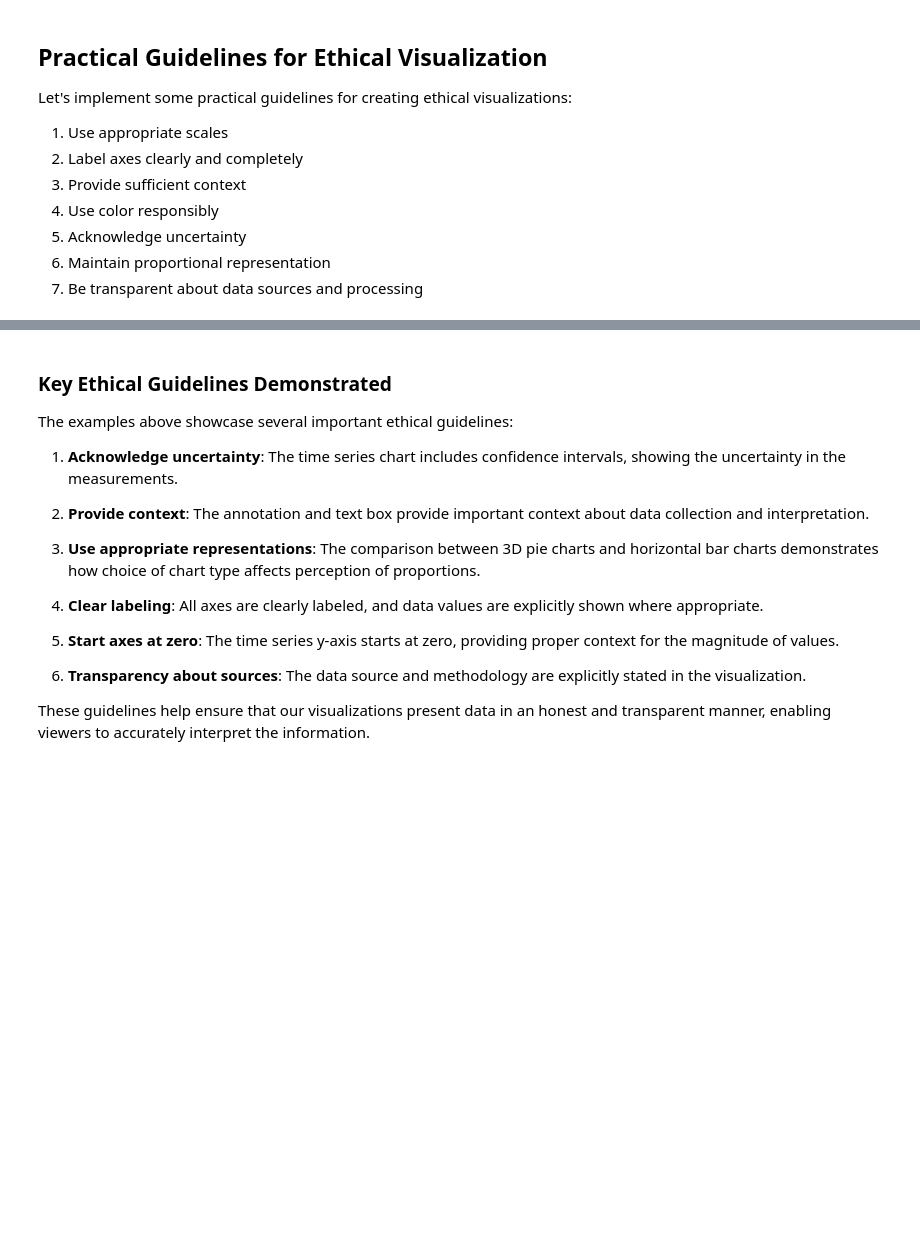
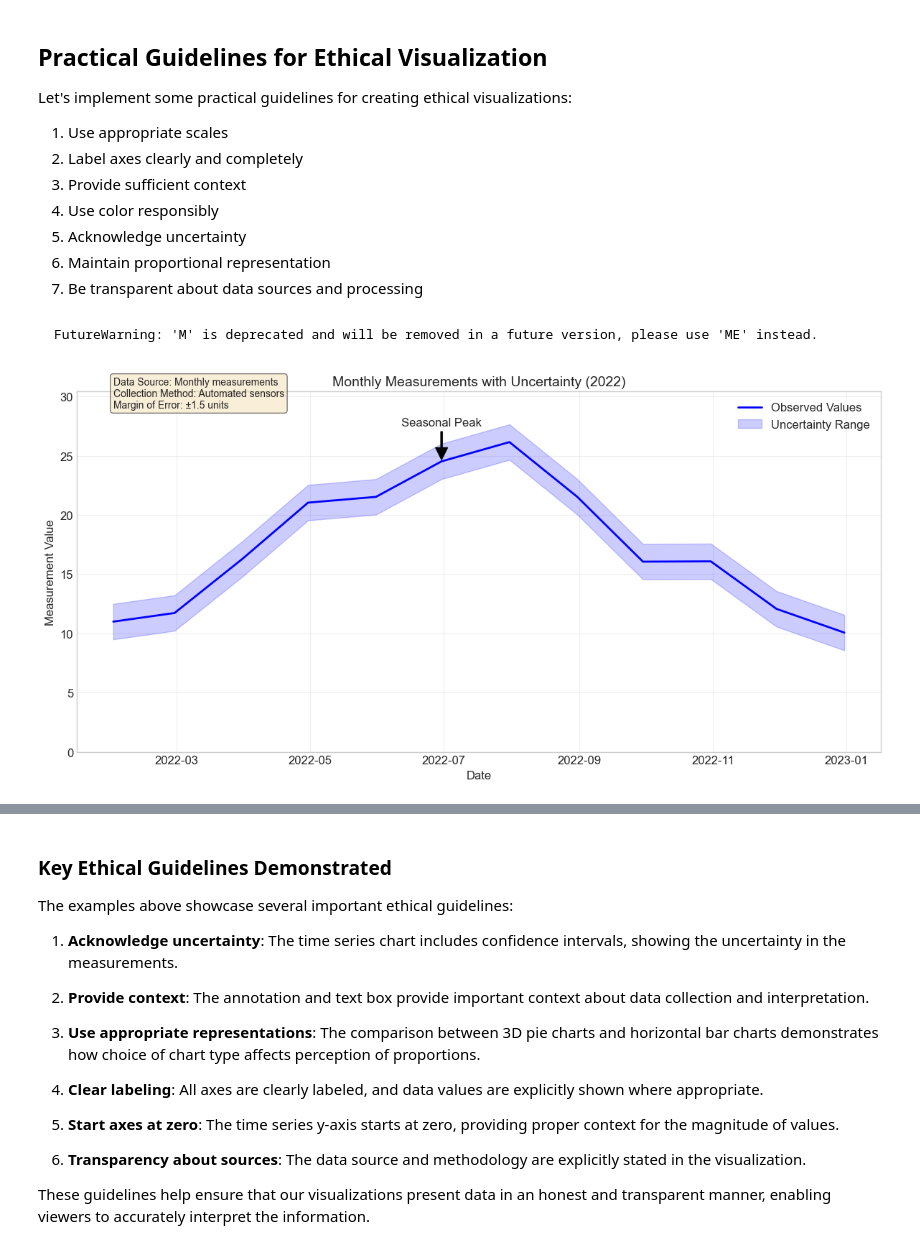
Before and after one commit to pavelklos/ai-ml, a Jupyter notebook: 3-DV/03-01-17.ipynb, the cells around one changed output, grey strips where cells are left out. Cells and saved outputs as stored; diff of their text form; code cells hidden in the pictures; blank space fills up the shorter version.

````diff
--- a/3-DV/03-01-17.ipynb
+++ b/3-DV/03-01-17.ipynb
@@ -582,3 +653,53 @@ plt.show()
+# %% [markdown]
+```
+FutureWarning: 'M' is deprecated and will be removed in a future version, please use 'ME' instead.
+```
+# %%
+# Create sample time series data with uncertainty
+np.random.seed(42)
+dates = pd.date_range(start='2022-01-01', periods=12, freq='ME')  # Updated from 'M' to 'ME'
+baseline = np.array([10, 12, 15, 18, 22, 25, 23, 20, 17, 15, 13, 11])
+trend = baseline + np.random.normal(0, 2, 12)  # Add some noise
+
+# Calculate upper and lower uncertainty bounds
+lower_bound = trend - 1.5
+upper_bound = trend + 1.5
+
+# Create ethical time series visualization
+plt.figure(figsize=(12, 6))
+
+# Plot the main trend line
+plt.plot(dates, trend, 'b-', linewidth=2, label='Observed Values')
+
+# Add uncertainty area
+plt.fill_between(dates, lower_bound, upper_bound, color='b', alpha=0.2,
+                 label='Uncertainty Range')
+
+# Add proper labels and context
+plt.title('Monthly Measurements with Uncertainty (2022)', fontsize=14)
+plt.xlabel('Date', fontsize=12)
+plt.ylabel('Measurement Value', fontsize=12)
+plt.grid(True, alpha=0.3)
+
+# Start y-axis at 0 for appropriate scale
+plt.ylim(0, max(upper_bound) * 1.1)
+
+# Add annotations for context
+plt.annotate('Seasonal Peak', xy=(dates[5], trend[5]), xytext=(dates[5], trend[5]+3),
+            arrowprops=dict(facecolor='black', shrink=0.05, width=1.5),
+            ha='center')
+
+# Add text box with data source information
+props = dict(boxstyle='round', facecolor='wheat', alpha=0.5)
+plt.text(dates[0], max(upper_bound) * 1.05,
+         "Data Source: Monthly measurements\nCollection Method: Automated sensors\nMargin of Error: ±1.5 units",
+         fontsize=10, bbox=props)
+
+plt.legend()
+plt.tight_layout()
+plt.show()
+# %% [output]
+[figure, added]
 # %%
 # Example of ethical proportional representation with pie charts
 # Create data
````
Also changed, not shown: parts of 20 cells of this notebook.
